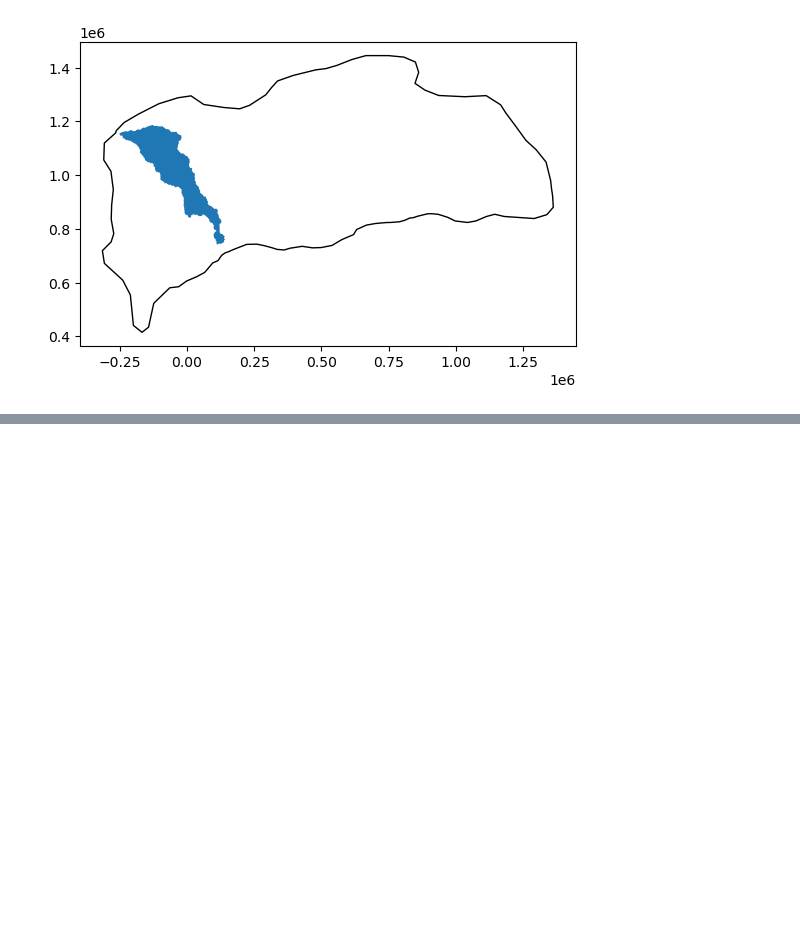
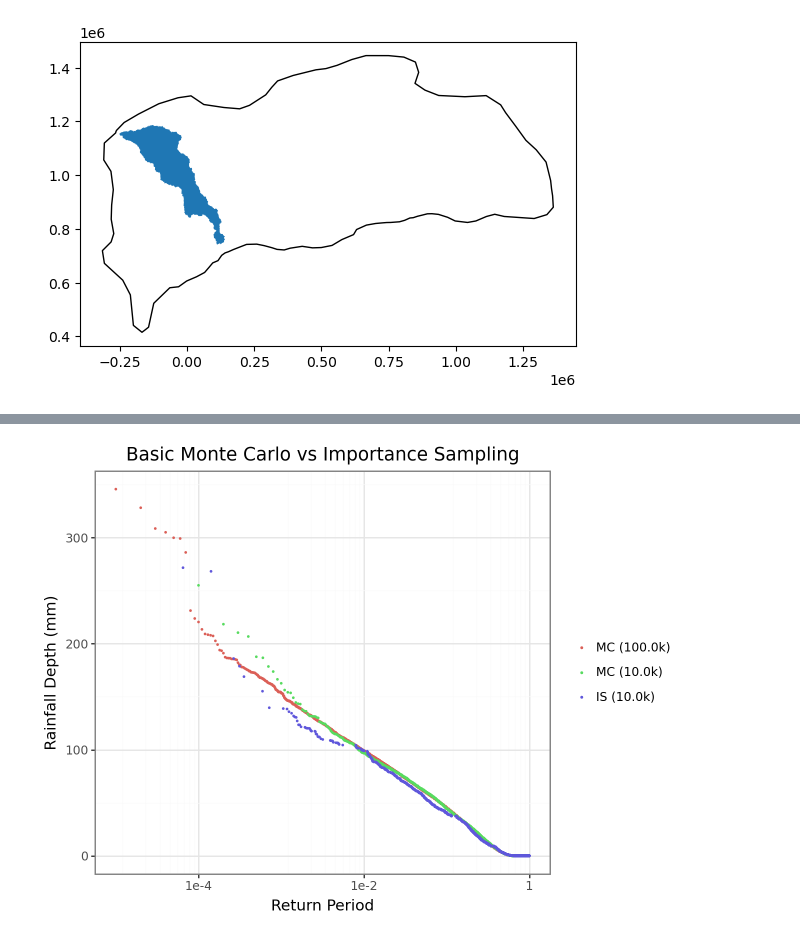
Before and after one commit to fema-ffrd/Importance-Sampling-for-SST, a Jupyter notebook: notebooks/Trinity.ipynb, the cells around one changed output, grey strips where cells are left out. Drawn from its saved outputs; the diff is of its cells as text; code cells hidden in the pictures; blank space fills up the shorter version.

Commit message:
Update code for return period

```diff
--- a/notebooks/Trinity.ipynb
+++ b/notebooks/Trinity.ipynb
@@ -163,0 +88,22 @@ df_part_is
+# %%
+n_sim_mc_0 = 100000
+n_sim_is_1 = 10000
+df_storm_sample_mc_0 = sample_storms(df_storms, v_domain_stats, dist_x=None, dist_y=None, num_simulations=n_sim_mc_0)
+df_storm_sample_mc_1 = sample_storms(df_storms, v_domain_stats, dist_x=None, dist_y=None, num_simulations=n_sim_is_1)
+df_storm_sample_is_1 = sample_storms(df_storms, v_domain_stats, dist_x, dist_y, num_simulations=n_sim_is_1)
+# %%
+#Full Monte
+df_depths_mc_0 = compute_depths(df_storm_sample_mc_0, sp_watershed)
+
+#Store
+os.makedirs("/workspaces/Importance-Sampling-for-SST/data/1_interim/Trinity", exist_ok=True)
+df_depths_mc_0.to_pickle("/workspaces/Importance-Sampling-for-SST/data/1_interim/Trinity/df_depths_mc_0.pkl")
+df_depths_mc_0 = pd.read_pickle("/workspaces/Importance-Sampling-for-SST/data/1_interim/Trinity/df_depths_mc_0.pkl")
+# %%
+#Small Sample
+df_depths_mc_1 = compute_depths(df_storm_sample_mc_1, sp_watershed)
+df_depths_is_1 = compute_depths(df_storm_sample_is_1, sp_watershed)
+# %%
+df_freq_curve_mc_0 = get_return_period_poisson(df_depths_mc_0.depth, df_depths_mc_0.prob, lambda_rate = 10)
+df_freq_curve_mc_1 = get_return_period_poisson(df_depths_mc_1.depth, df_depths_mc_1.prob, lambda_rate = 10)
+df_freq_curve_is_1 = get_return_period_poisson(df_depths_is_1.depth, df_depths_is_1.prob, lambda_rate= 10)
@@ -163,0 +129,22 @@ df_part_is
+# %%
+(pn.ggplot(mapping=pn.aes(x='prob_exceed', y='depth'))
+        + pn.geom_point(data=df_freq_curve_mc_0, mapping=pn.aes(color=f'"MC ({n_sim_mc_0/1000}k)"'), size=0.1)
+        + pn.geom_point(data=df_freq_curve_mc_1, mapping=pn.aes(color=f'"MC ({n_sim_is_1/1000}k)"'), size=0.1)
+        + pn.geom_point(data=df_freq_curve_is_1, mapping=pn.aes(color=f'"IS ({n_sim_is_1/1000}k)"'), size=0.1)
+        + pn.scale_x_log10()
+        + pn.labs(
+            x = 'Return Period',
+            y = 'Rainfall Depth (mm)',
+            title = 'Basic Monte Carlo vs Importance Sampling'
+        )
+        + pn.theme_bw()
+        + pn.theme(
+            title = pn.element_text(hjust = 0.5),
+            # legend_position = 'bottom',
+            legend_title = pn.element_blank(),
+            legend_key = pn.element_blank(),
+            axis_title_y = pn.element_text(ha = 'left'),
+        )
+    )
+# %% [output]
+[figure, added]
```
Also changed, not shown: parts of 14 cells of this notebook, 5 other files.
